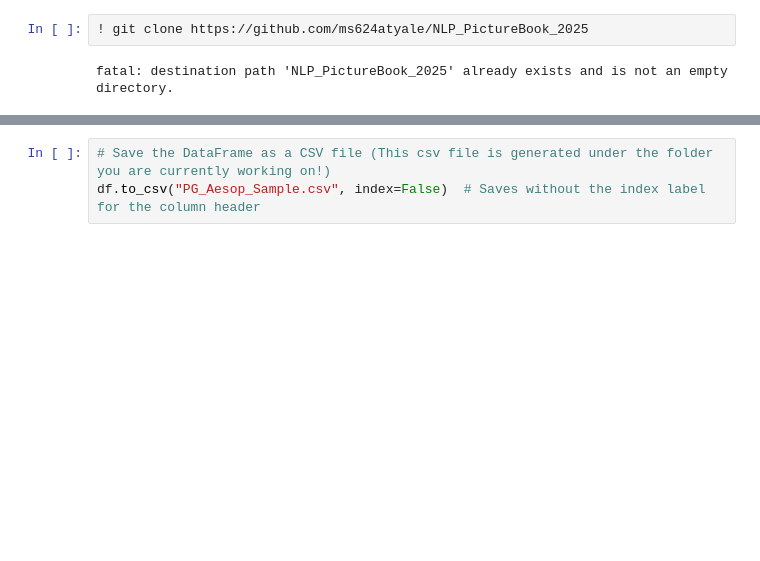
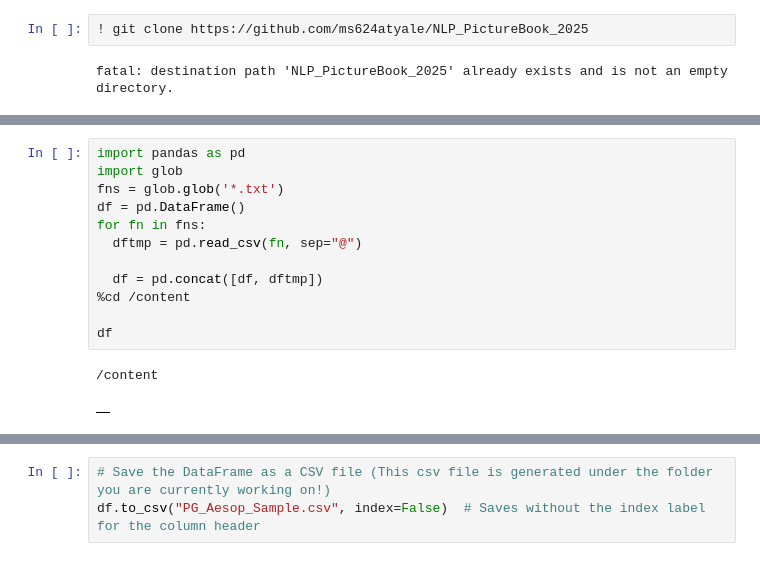
Before and after one commit to eunoiabout/NLP_PictureBook_2025, a Jupyter notebook: 8_readtxtfilesimportingfromhtml.ipynb, the cells around one changed output, grey strips where cells are left out. Drawn from its saved outputs; the diff is of its cells as text; blank space fills up the shorter version.

```diff
--- a/8_readtxtfilesimportingfromhtml.ipynb
+++ b/8_readtxtfilesimportingfromhtml.ipynb
@@ -352,3 +301,18 @@ fatal: destination path 'NLP_PictureBook_2025' already exists and is not an empt
+# %%
+import pandas as pd
+import glob
+fns = glob.glob('*.txt')
+df = pd.DataFrame()
+for fn in fns:
+  dftmp = pd.read_csv(fn, sep="@")
+
+  df = pd.concat([df, dftmp])
+%cd /content
+
+df
+# %% [output]
+/content
+|  |
 # %%
 import pandas as pd # Pandas comes pre-installed in Colab.
 
```
Also changed, not shown: parts of 13 cells of this notebook.
